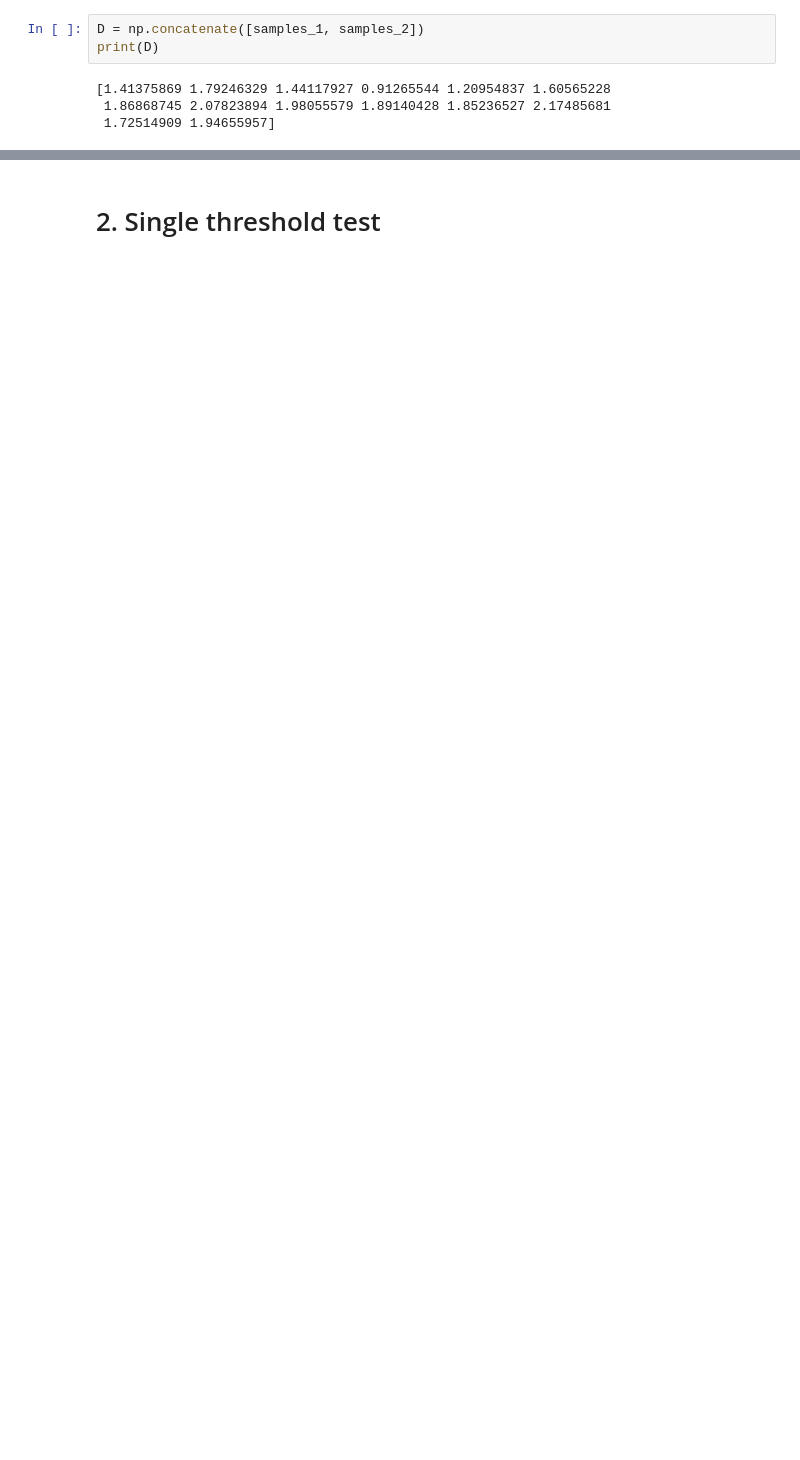
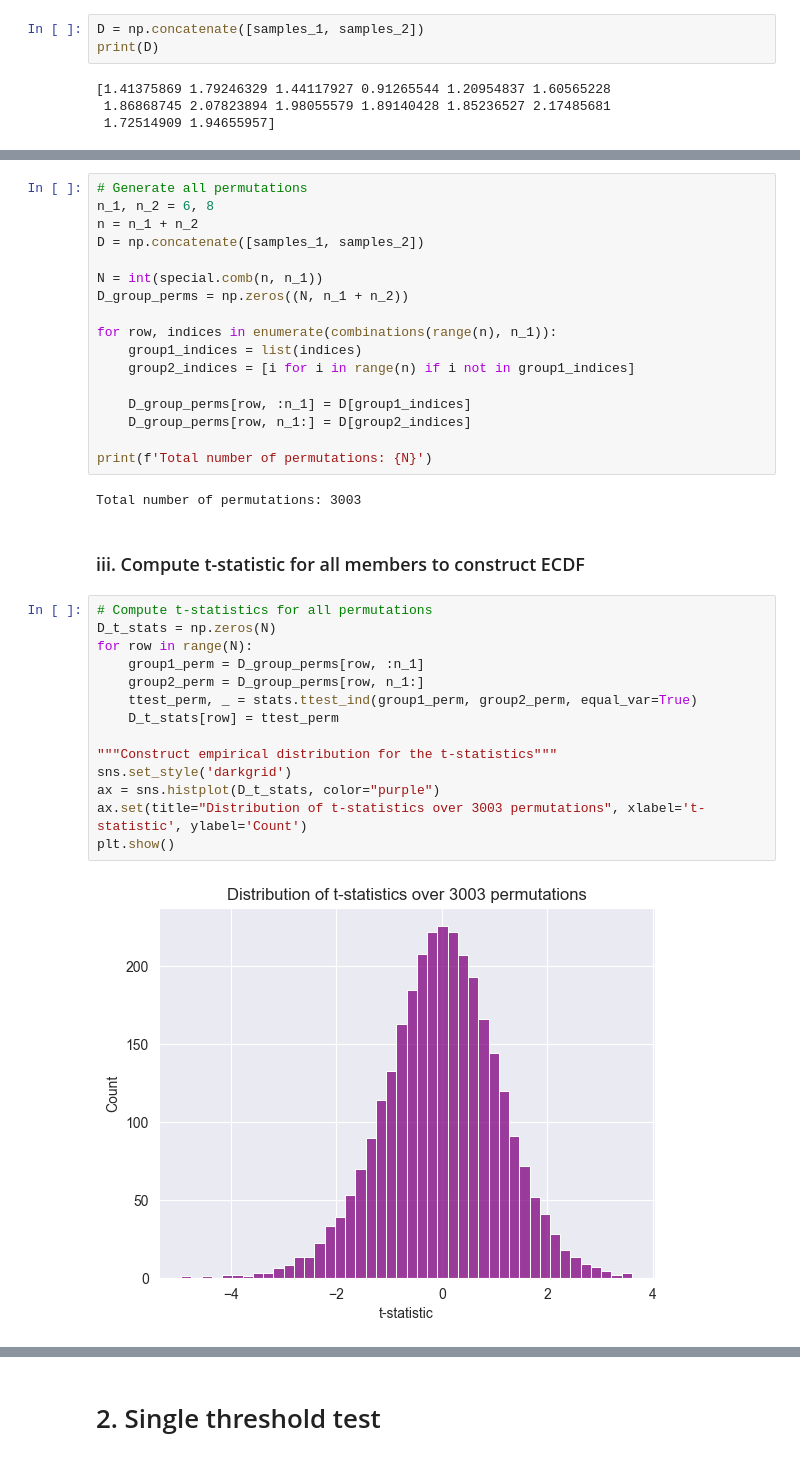
Before and after one commit to the-rich-piana/COMP_0118_CMBI, a Jupyter notebook: CW2/CW2_2.ipynb, the cells around one changed output, grey strips where cells are left out. Cells and saved outputs as stored; diff of their text form; blank space fills up the shorter version.

```diff
--- a/CW2/CW2_2.ipynb
+++ b/CW2/CW2_2.ipynb
@@ -45,0 +56,37 @@ print(D)
+# %%
+# Generate all permutations
+n_1, n_2 = 6, 8
+n = n_1 + n_2
+D = np.concatenate([samples_1, samples_2])
+
+N = int(special.comb(n, n_1))
+D_group_perms = np.zeros((N, n_1 + n_2))
+
+for row, indices in enumerate(combinations(range(n), n_1)):
+    group1_indices = list(indices)
+    group2_indices = [i for i in range(n) if i not in group1_indices]
+
+    D_group_perms[row, :n_1] = D[group1_indices]
+    D_group_perms[row, n_1:] = D[group2_indices]
+
+print(f'Total number of permutations: {N}')
+# %% [output]
+Total number of permutations: 3003
+# %% [markdown]
+### iii. Compute t-statistic for all members to construct ECDF
+# %%
+# Compute t-statistics for all permutations
+D_t_stats = np.zeros(N)
+for row in range(N):
+    group1_perm = D_group_perms[row, :n_1]
+    group2_perm = D_group_perms[row, n_1:]
+    ttest_perm, _ = stats.ttest_ind(group1_perm, group2_perm, equal_var=True)
+    D_t_stats[row] = ttest_perm
+
+"""Construct empirical distribution for the t-statistics"""
+sns.set_style('darkgrid')
+ax = sns.histplot(D_t_stats, color="purple")
+ax.set(title="Distribution of t-statistics over 3003 permutations", xlabel='t-statistic', ylabel='Count')
+plt.show()
+# %% [output]
+[figure, added]
```
Also changed, not shown: parts of 25 cells of this notebook, 11 other files.
